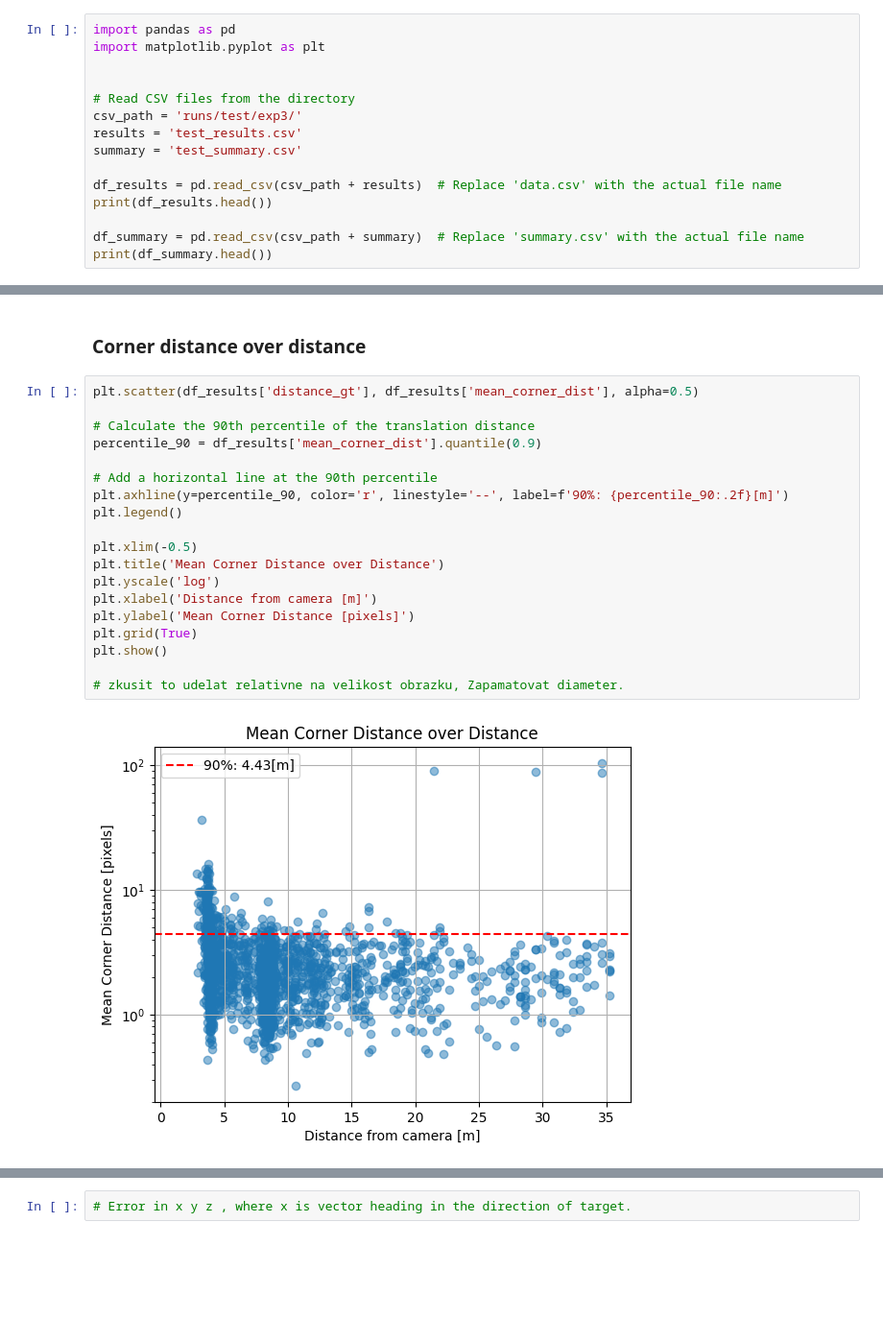
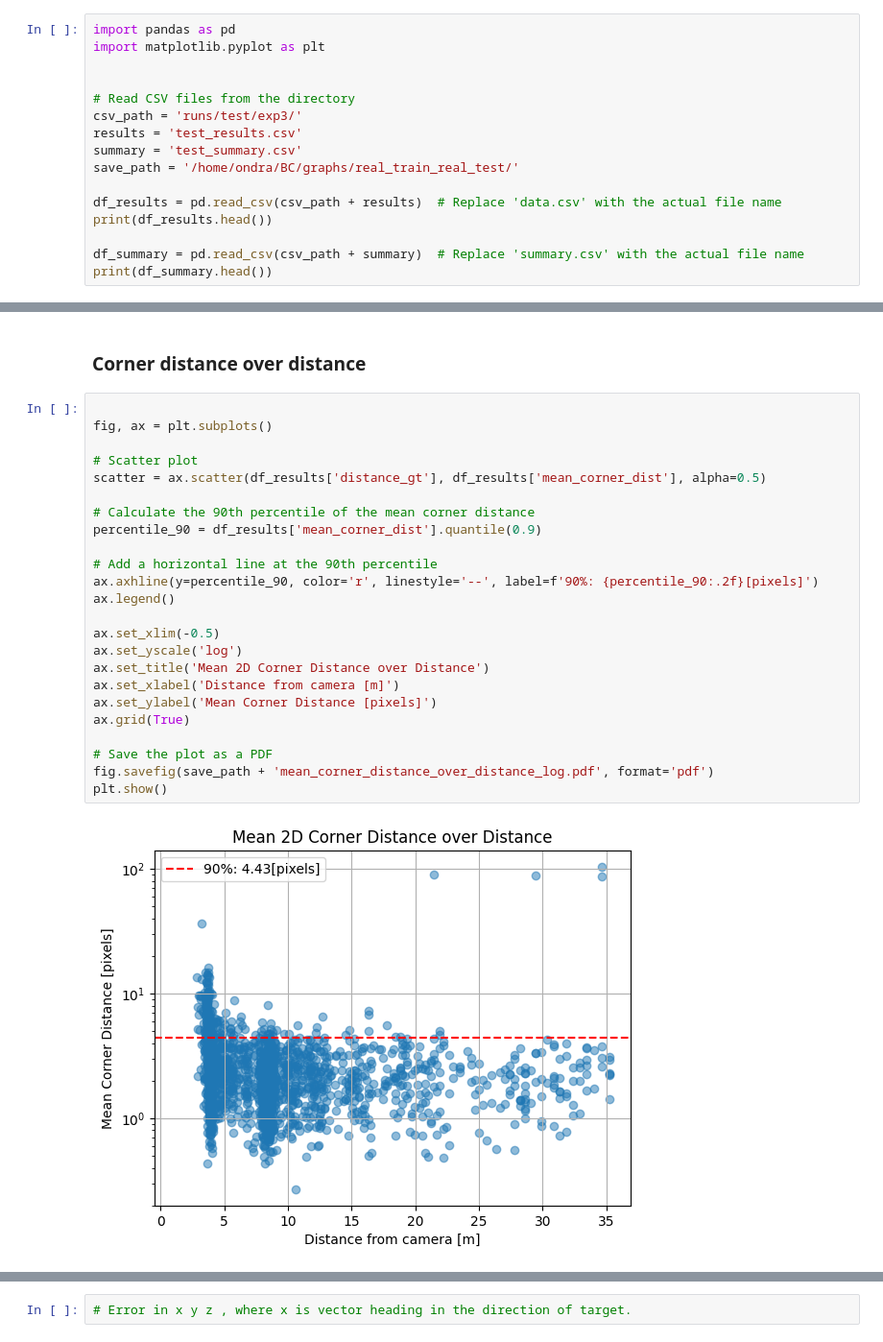
Before and after one commit to vitaondr/YOLOv5-6D-Pose-fork, a Jupyter notebook: plots.ipynb, the cells around one changed output, grey strips where cells are left out. Shown: that part at 96% size. Drawn from its saved outputs; the diff is of its cells as text; blank space fills up the shorter version.

```diff
--- a/plots.ipynb
+++ b/plots.ipynb
@@ -17,6 +17,7 @@ import matplotlib.pyplot as plt
 csv_path = 'runs/test/exp3/'
 results = 'test_results.csv'
 summary = 'test_summary.csv'
+save_path = '/home/ondra/BC/graphs/real_train_real_test/'
 
 df_results = pd.read_csv(csv_path + results)  # Replace 'data.csv' with the actual file name
 print(df_results.head())
@@ -125,25 +148,30 @@ plt.gca().yaxis.set_major_formatter(plt.FuncFormatter(lambda y, _: f'{(y / total
 # %% [markdown]
 ### Corner distance over distance
 # %%
-plt.scatter(df_results['distance_gt'], df_results['mean_corner_dist'], alpha=0.5)
 
-# Calculate the 90th percentile of the translation distance
+fig, ax = plt.subplots()
+
+# Scatter plot
+scatter = ax.scatter(df_results['distance_gt'], df_results['mean_corner_dist'], alpha=0.5)
+
+# Calculate the 90th percentile of the mean corner distance
 percentile_90 = df_results['mean_corner_dist'].quantile(0.9)
 
 # Add a horizontal line at the 90th percentile
-plt.axhline(y=percentile_90, color='r', linestyle='--', label=f'90%: {percentile_90:.2f}[m]')
-plt.legend()
+ax.axhline(y=percentile_90, color='r', linestyle='--', label=f'90%: {percentile_90:.2f}[pixels]')
+ax.legend()
 
-plt.xlim(-0.5)
-plt.title('Mean Corner Distance over Distance')
-plt.yscale('log')
-plt.xlabel('Distance from camera [m]')
-plt.ylabel('Mean Corner Distance [pixels]')
-plt.grid(True)
+ax.set_xlim(-0.5)
+ax.set_yscale('log')
+ax.set_title('Mean 2D Corner Distance over Distance')
+ax.set_xlabel('Distance from camera [m]')
+ax.set_ylabel('Mean Corner Distance [pixels]')
+ax.grid(True)
+
+# Save the plot as a PDF
+fig.savefig(save_path + 'mean_corner_distance_over_distance_log.pdf', format='pdf')
 plt.show()
-
-# zkusit to udelat relativne na velikost obrazku, Zapamatovat diameter.
 # %% [output]
-[figure, old version]
+[figure, new version]
 # %%
 # number of samples over distance
```
Also changed, not shown: parts of 9 cells of this notebook, 2 other files.
